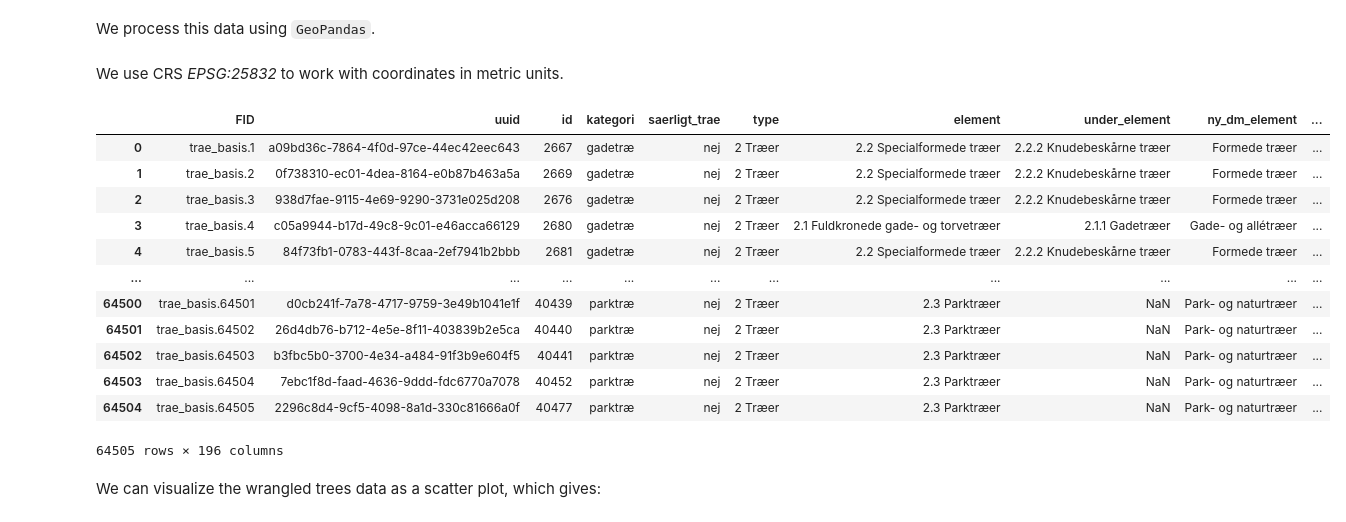
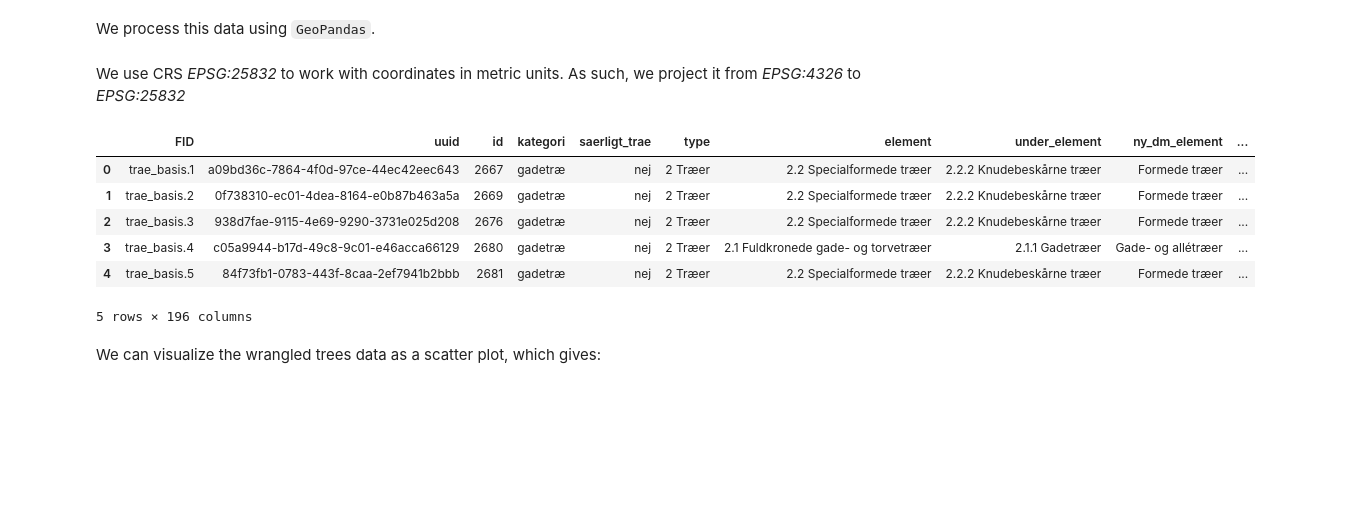
Before and after one commit to Marcus-Friis/geospatial-exam, a Jupyter notebook: notebooks/tree-edges.ipynb, the cells around one changed output. Saved outputs shown, nothing was run; the diff lists cells and outputs as text; code cells hidden in the pictures; blank space fills up the shorter version.

```diff
--- a/notebooks/tree-edges.ipynb
+++ b/notebooks/tree-edges.ipynb
@@ -51,6 +45,6 @@ We process this data using `GeoPandas`.
 # %%
 df["Coordinates"] = gpd.GeoSeries.from_wkt(df["wkb_geometry"])
 # %% [markdown]
-We use CRS _EPSG:25832_ to work with coordinates in metric units.
+We use CRS _EPSG:25832_ to work with coordinates in metric units. As such, we project it from _EPSG:4326_ to _EPSG:25832_
 # %%
 gdf = gpd.GeoDataFrame(df, geometry="Coordinates", crs='EPSG:4326')
@@ -57,19 +52,13 @@ gdf = gpd.GeoDataFrame(df, geometry="Coordinates", crs='EPSG:4326')
 # %%
-gdf
+gdf.head()
 # %% [output]
 |  | FID | uuid | id | kategori | saerligt_trae | type | element | under_element | ny_dm_element | ... |
 | 0 | trae_basis.1 | a09bd36c-7864-4f0d-97ce-44ec42eec643 | 2667 | gadetræ | nej | 2 Træer | 2.2 Specialformede træer | 2.2.2 Knudebeskårne træer | Formede træer | ... |
 | 1 | trae_basis.2 | 0f738310-ec01-4dea-8164-e0b87b463a5a | 2669 | gadetræ | nej | 2 Træer | 2.2 Specialformede træer | 2.2.2 Knudebeskårne træer | Formede træer | ... |
 | 2 | trae_basis.3 | 938d7fae-9115-4e69-9290-3731e025d208 | 2676 | gadetræ | nej | 2 Træer | 2.2 Specialformede træer | 2.2.2 Knudebeskårne træer | Formede træer | ... |
 | 3 | trae_basis.4 | c05a9944-b17d-49c8-9c01-e46acca66129 | 2680 | gadetræ | nej | 2 Træer | 2.1 Fuldkronede gade- og torvetræer | 2.1.1 Gadetræer | Gade- og allétræer | ... |
 | 4 | trae_basis.5 | 84f73fb1-0783-443f-8caa-2ef7941b2bbb | 2681 | gadetræ | nej | 2 Træer | 2.2 Specialformede træer | 2.2.2 Knudebeskårne træer | Formede træer | ... |
-| ... | ... | ... | ... | ... | ... | ... | ... | ... | ... | ... |
-| 64500 | trae_basis.64501 | d0cb241f-7a78-4717-9759-3e49b1041e1f | 40439 | parktræ | nej | 2 Træer | 2.3 Parktræer | NaN | Park- og naturtræer | ... |
-| 64501 | trae_basis.64502 | 26d4db76-b712-4e5e-8f11-403839b2e5ca | 40440 | parktræ | nej | 2 Træer | 2.3 Parktræer | NaN | Park- og naturtræer | ... |
-| 64502 | trae_basis.64503 | b3fbc5b0-3700-4e34-a484-91f3b9e604f5 | 40441 | parktræ | nej | 2 Træer | 2.3 Parktræer | NaN | Park- og naturtræer | ... |
-| 64503 | trae_basis.64504 | 7ebc1f8d-faad-4636-9ddd-fdc6770a7078 | 40452 | parktræ | nej | 2 Træer | 2.3 Parktræer | NaN | Park- og naturtræer | ... |
-| 64504 | trae_basis.64505 | 2296c8d4-9cf5-4098-8a1d-330c81666a0f | 40477 | parktræ | nej | 2 Træer | 2.3 Parktræer | NaN | Park- og naturtræer | ... |
-64505 rows × 196 columns
+5 rows × 196 columns
 # %% [markdown]
 We can visualize the wrangled trees data as a scatter plot, which gives:
 # %%
```
Also changed, not shown: parts of 5 cells of this notebook, 2 other files.
